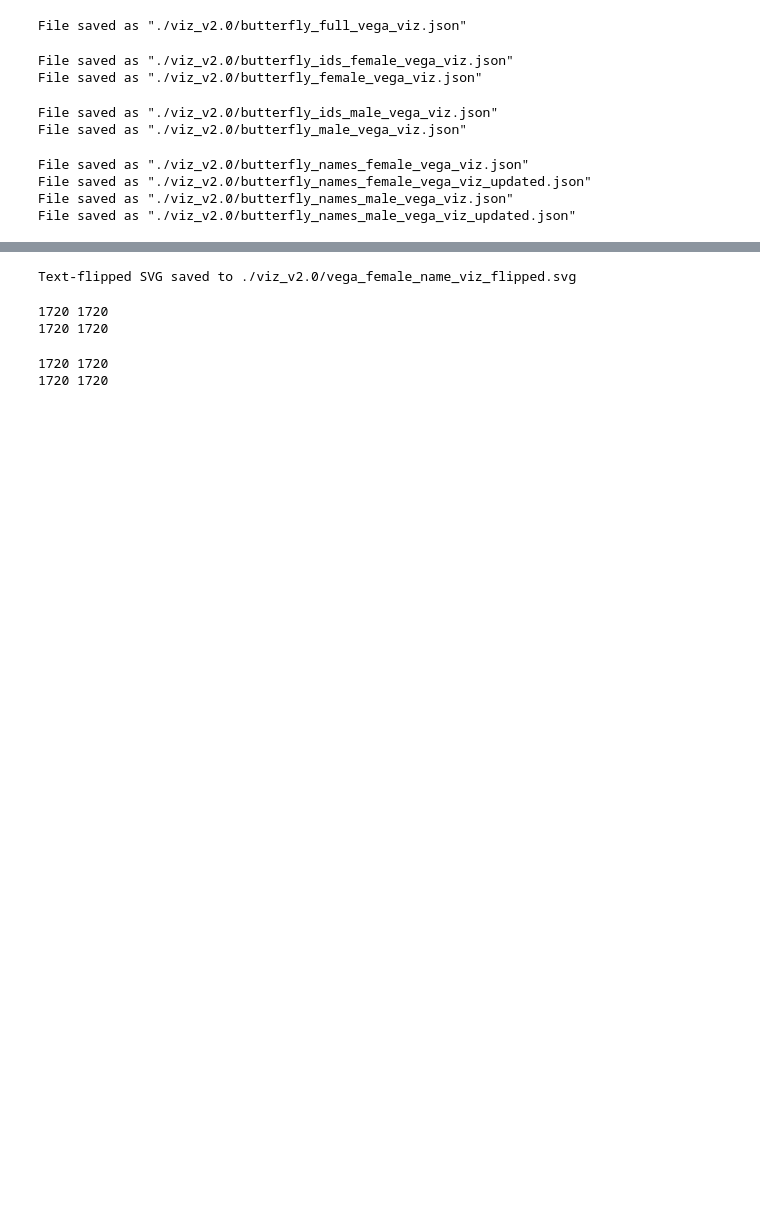
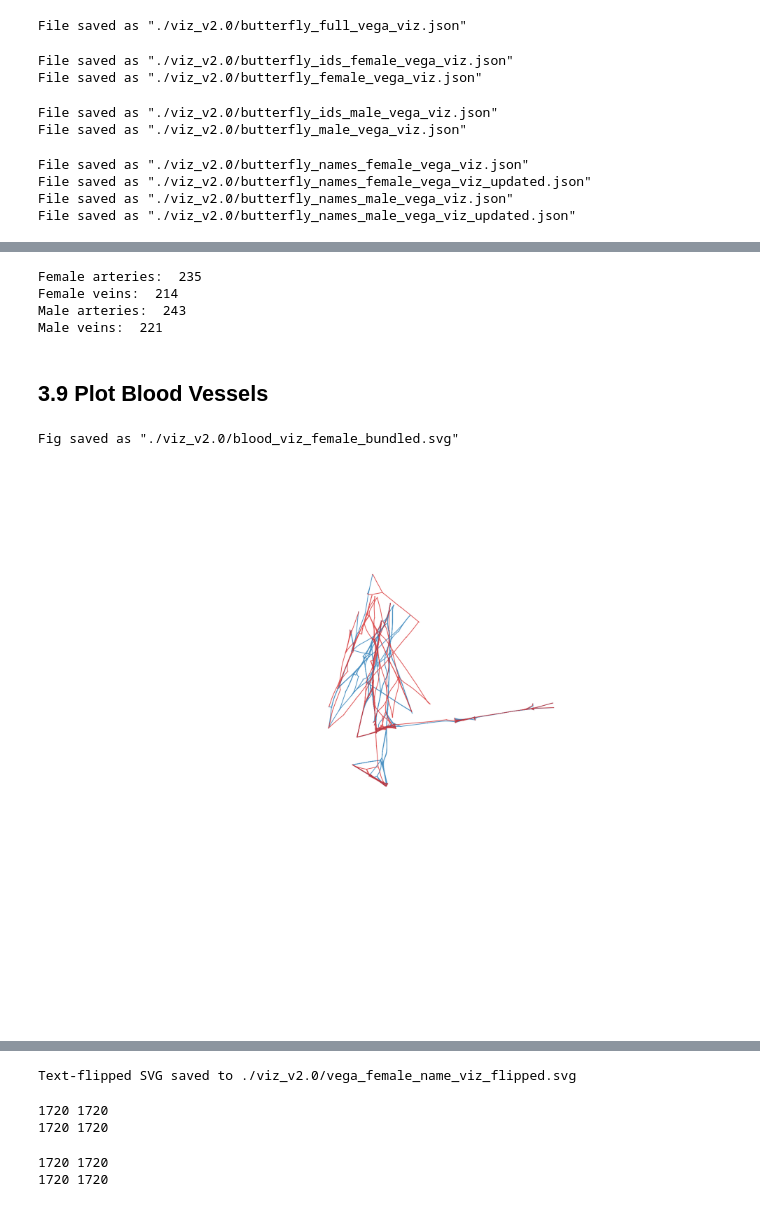
Before and after one commit to cns-iu/hra-ftu-vccf-supporting-information, a Jupyter notebook: code/HRA_Butterfly_viz_v3.ipynb, the cells around one changed output, grey strips where cells are left out. Cells and saved outputs as stored; diff of their text form; code cells hidden in the pictures; blank space fills up the shorter version.

```diff
--- a/code/HRA_Butterfly_viz_v3.ipynb
+++ b/code/HRA_Butterfly_viz_v3.ipynb
@@ -792,0 +733,12 @@ Fig saved as "./viz_v2.0/blood_viz_male_bundled.svg"
+# %%
+#Add missing pathvessel id nodes
+mask = ftu_vessel['PathVesselID_node'].isna() | (ftu_vessel['PathVesselID_node'] == '')
+
+ftu_vessel.loc[mask, 'PathVesselID_node'] = np.where(
+    ftu_vessel.loc[mask, 'PathVesselID'].notna() & (ftu_vessel.loc[mask, 'PathVesselID'] != ''),
+    ftu_vessel.loc[mask, 'PathVesselID'],
+    'ASCTB-TEMP:' + ftu_vessel.loc[mask, 'PathVessel'].astype(str)
+)
+
+#Drop empty FTUID_node
+ftu_vessel = ftu_vessel.dropna(subset='FTUID_node').reset_index(drop=True)
@@ -792,0 +931,14 @@ Fig saved as "./viz_v2.0/blood_viz_male_bundled.svg"
+# %%
+male_only_ftus = ['prostate glandular acinus']
+female_only_ftus = None
+# %%
+female_blood_edges = generate_blood_edges(
+    ftu_vessel_df=ftu_vessel,
+    nodes_df=nodes,
+    id_map=id_to_graph_int_id,
+    coord_map=coordinates_of_nodes_fem,
+    ftus_to_exclude=male_only_ftus)
+
+female_blood_edges.drop_duplicates(inplace=True)
+female_blood_edges.reset_index(drop=True, inplace=True)
+female_blood_edges = female_blood_edges.sort_values(by='source_int').reset_index(drop=True)
@@ -792,0 +956,13 @@ Fig saved as "./viz_v2.0/blood_viz_male_bundled.svg"
+# %%
+#Statistics
+print('Female arteries: ', len(female_blood_edges[female_blood_edges['vessel_type'] == 'artery']))
+print('Female veins: ', len(female_blood_edges[female_blood_edges['vessel_type'] == 'vein']))
+print('Male arteries: ', len(male_blood_edges[male_blood_edges['vessel_type'] == 'artery']))
+print('Male veins: ', len(male_blood_edges[male_blood_edges['vessel_type'] == 'vein']))
+# %% [output]
+Female arteries:  235
+Female veins:  214
+Male arteries:  243
+Male veins:  221
+# %% [markdown]
+## 3.9 Plot Blood Vessels
@@ -792,0 +1005,12 @@ Fig saved as "./viz_v2.0/blood_viz_male_bundled.svg"
+# %%
+# For female arteries
+G_fem_arteries, artery_pos_female, arteries_fixed_nodes_female = generate_vessel_graph(female_blood_edges, 'artery')
+
+# For female veins
+G_fem_veins, vein_pos_female, veins_fixed_nodes_female = generate_vessel_graph(female_blood_edges, 'vein')
+
+# For male arteries
+G_male_arteries, artery_pos_male, arteries_fixed_nodes_male = generate_vessel_graph(male_blood_edges, 'artery')
+
+# For male veins
+G_male_veins, vein_pos_male, veins_fixed_nodes_male = generate_vessel_graph(male_blood_edges, 'vein')
@@ -792,0 +1076,5 @@ Fig saved as "./viz_v2.0/blood_viz_male_bundled.svg"
+# %%
+plot_blood_vessels_with_bundling(G_fem_arteries, G_fem_veins, vein_pos_female, artery_pos_female, 'female')
+# %% [output]
+Fig saved as "./viz_v2.0/blood_viz_female_bundled.svg"
+[figure, added]
```
Also changed, not shown: parts of 117 cells of this notebook.
